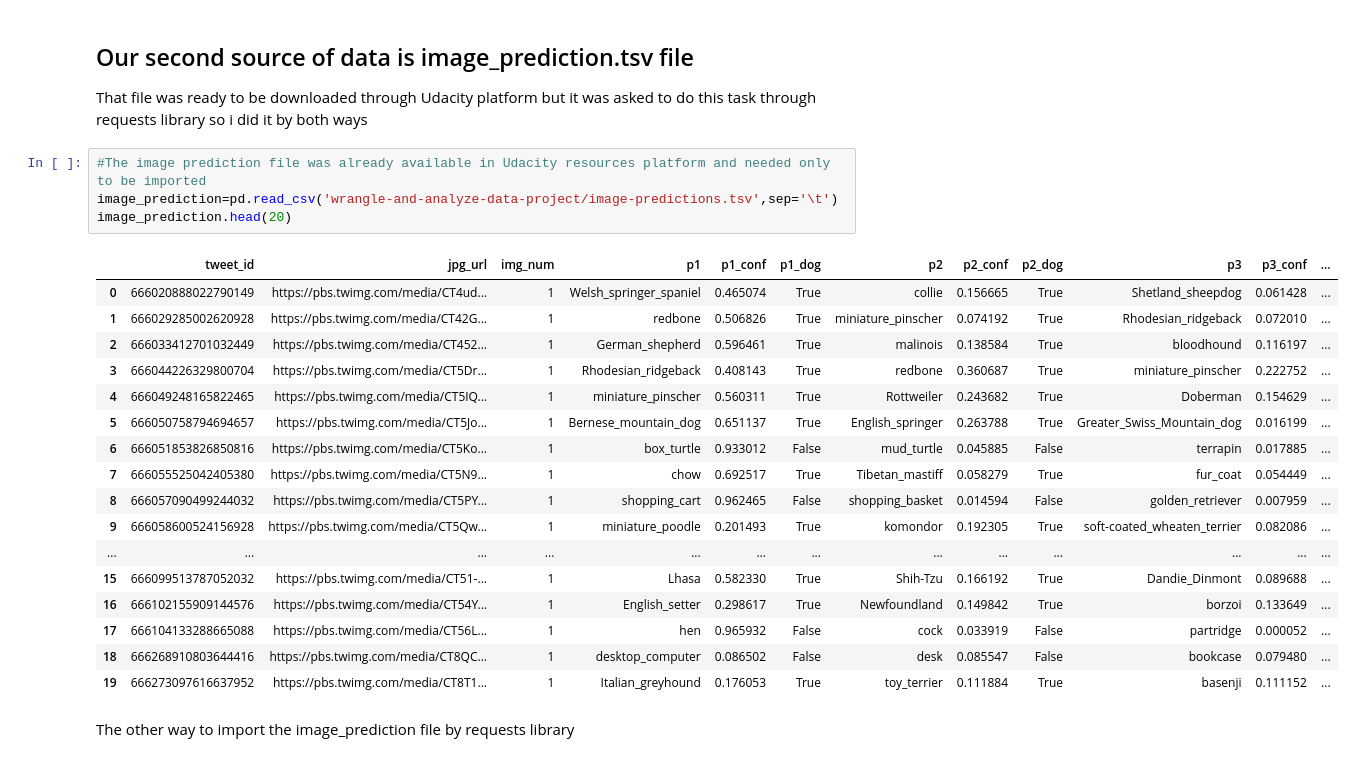
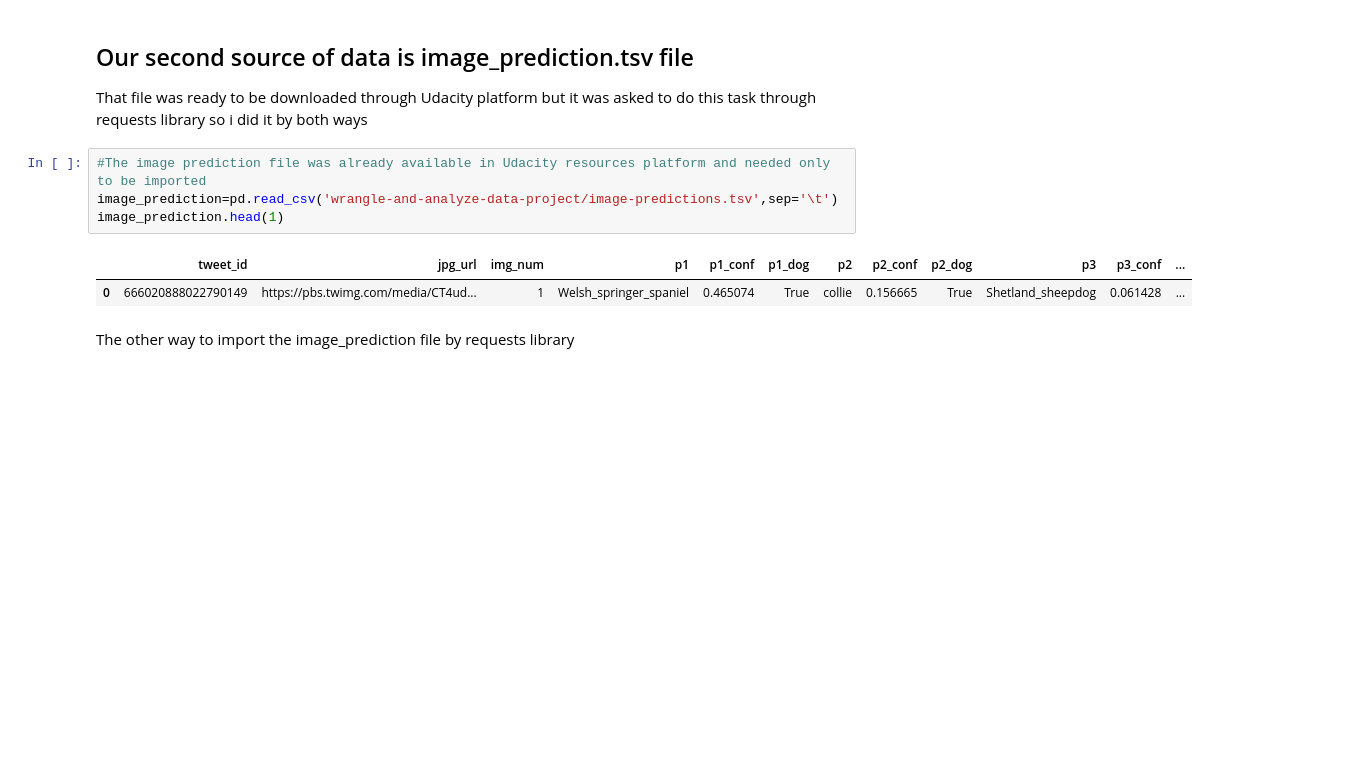
Before and after one commit to CherifArsanious/wrangle-and-analyze-data-project, a Jupyter notebook: wrangle_act.ipynb, the cells around one changed output. Drawn from its saved outputs; the diff is of its cells as text; blank space fills up the shorter version.

```diff
--- a/wrangle_act.ipynb
+++ b/wrangle_act.ipynb
@@ -164,25 +164,10 @@ That file was ready to be downloaded through Udacity platform but it was asked t
 # %%
 #The image prediction file was already available in Udacity resources platform and needed only to be imported
 image_prediction=pd.read_csv('wrangle-and-analyze-data-project/image-predictions.tsv',sep='\t')
-image_prediction.head(20)
+image_prediction.head(1)
 # %% [output]
 |  | tweet_id | jpg_url | img_num | p1 | p1_conf | p1_dog | p2 | p2_conf | p2_dog | p3 | p3_conf | ... |
 | 0 | 666020888022790149 | https://pbs.twimg.com/media/CT4ud... | 1 | Welsh_springer_spaniel | 0.465074 | True | collie | 0.156665 | True | Shetland_sheepdog | 0.061428 | ... |
-| 1 | 666029285002620928 | https://pbs.twimg.com/media/CT42G... | 1 | redbone | 0.506826 | True | miniature_pinscher | 0.074192 | True | Rhodesian_ridgeback | 0.072010 | ... |
-| 2 | 666033412701032449 | https://pbs.twimg.com/media/CT452... | 1 | German_shepherd | 0.596461 | True | malinois | 0.138584 | True | bloodhound | 0.116197 | ... |
-| 3 | 666044226329800704 | https://pbs.twimg.com/media/CT5Dr... | 1 | Rhodesian_ridgeback | 0.408143 | True | redbone | 0.360687 | True | miniature_pinscher | 0.222752 | ... |
-| 4 | 666049248165822465 | https://pbs.twimg.com/media/CT5IQ... | 1 | miniature_pinscher | 0.560311 | True | Rottweiler | 0.243682 | True | Doberman | 0.154629 | ... |
-| 5 | 666050758794694657 | https://pbs.twimg.com/media/CT5Jo... | 1 | Bernese_mountain_dog | 0.651137 | True | English_springer | 0.263788 | True | Greater_Swiss_Mountain_dog | 0.016199 | ... |
-| 6 | 666051853826850816 | https://pbs.twimg.com/media/CT5Ko... | 1 | box_turtle | 0.933012 | False | mud_turtle | 0.045885 | False | terrapin | 0.017885 | ... |
-| 7 | 666055525042405380 | https://pbs.twimg.com/media/CT5N9... | 1 | chow | 0.692517 | True | Tibetan_mastiff | 0.058279 | True | fur_coat | 0.054449 | ... |
-| 8 | 666057090499244032 | https://pbs.twimg.com/media/CT5PY... | 1 | shopping_cart | 0.962465 | False | shopping_basket | 0.014594 | False | golden_retriever | 0.007959 | ... |
-| 9 | 666058600524156928 | https://pbs.twimg.com/media/CT5Qw... | 1 | miniature_poodle | 0.201493 | True | komondor | 0.192305 | True | soft-coated_wheaten_terrier | 0.082086 | ... |
-| ... | ... | ... | ... | ... | ... | ... | ... | ... | ... | ... | ... | ... |
-| 15 | 666099513787052032 | https://pbs.twimg.com/media/CT51-... | 1 | Lhasa | 0.582330 | True | Shih-Tzu | 0.166192 | True | Dandie_Dinmont | 0.089688 | ... |
-| 16 | 666102155909144576 | https://pbs.twimg.com/media/CT54Y... | 1 | English_setter | 0.298617 | True | Newfoundland | 0.149842 | True | borzoi | 0.133649 | ... |
-| 17 | 666104133288665088 | https://pbs.twimg.com/media/CT56L... | 1 | hen | 0.965932 | False | cock | 0.033919 | False | partridge | 0.000052 | ... |
-| 18 | 666268910803644416 | https://pbs.twimg.com/media/CT8QC... | 1 | desktop_computer | 0.086502 | False | desk | 0.085547 | False | bookcase | 0.079480 | ... |
-| 19 | 666273097616637952 | https://pbs.twimg.com/media/CT8T1... | 1 | Italian_greyhound | 0.176053 | True | toy_terrier | 0.111884 | True | basenji | 0.111152 | ... |
 # %% [markdown]
 The other way to import the image_prediction file by requests library
 # %%
```
Also changed, not shown: parts of 11 cells of this notebook.
